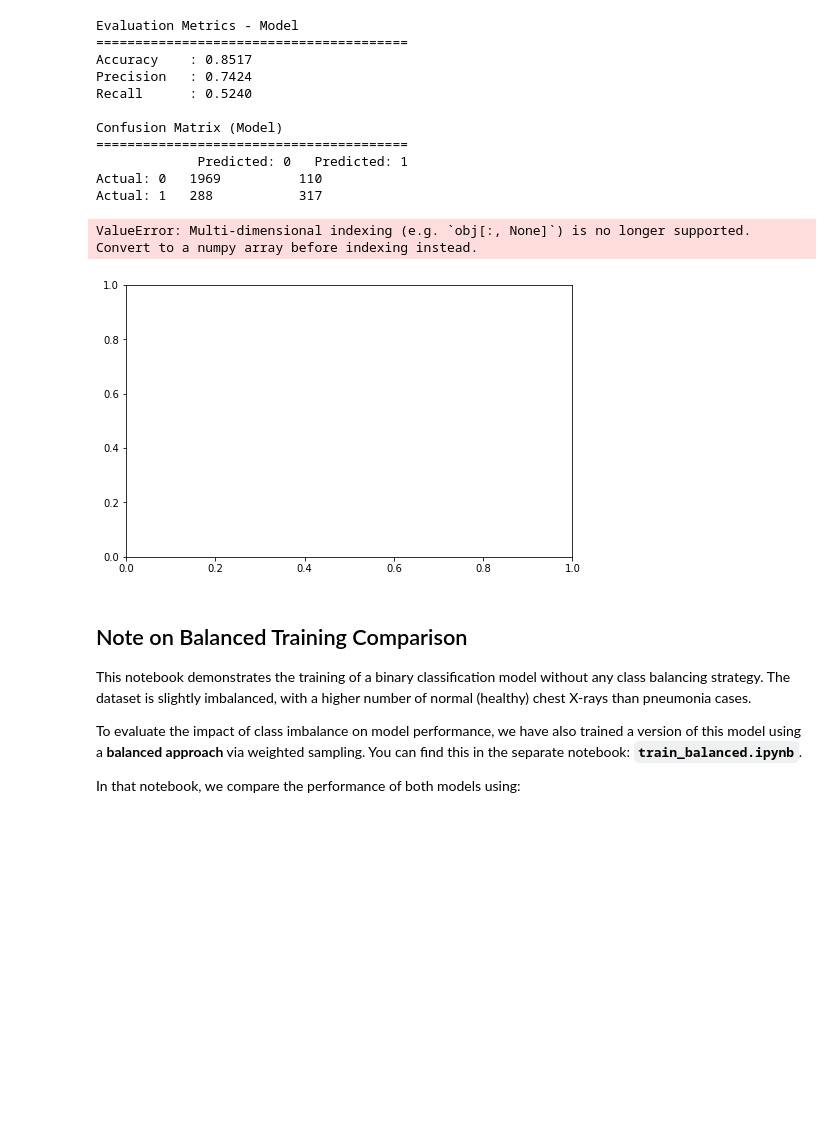
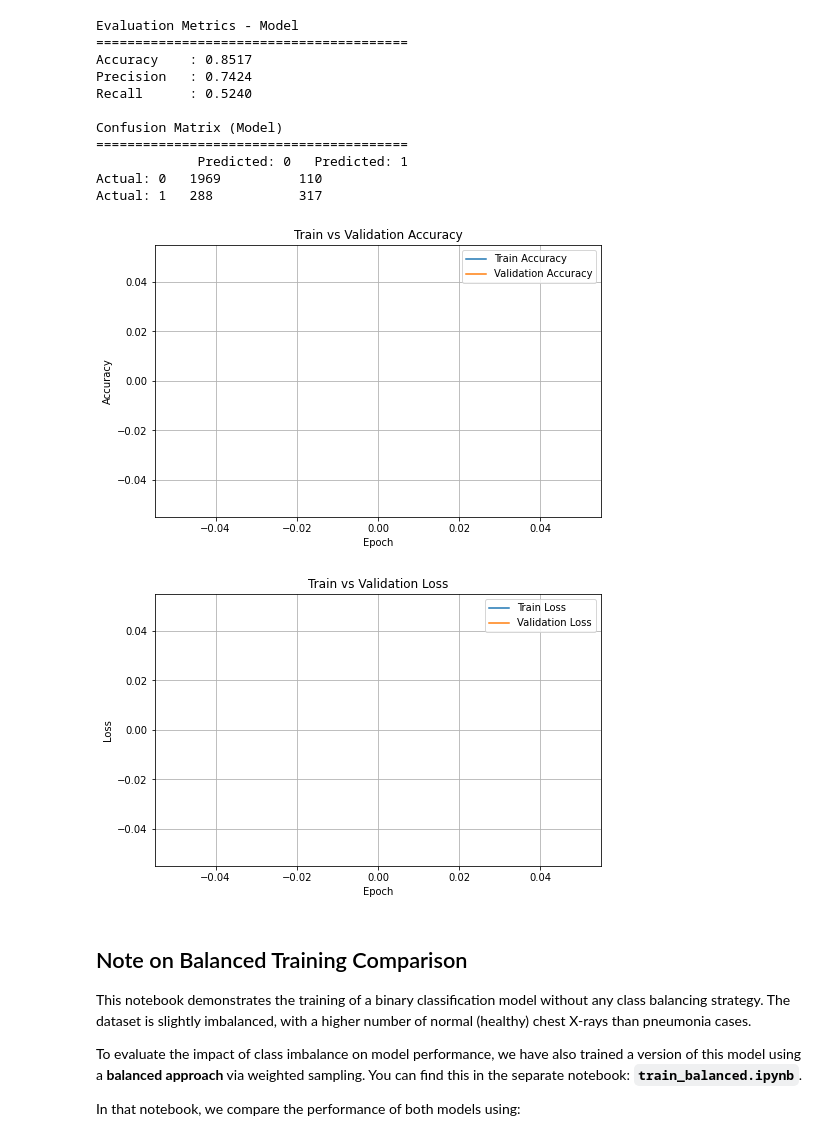
Before and after one commit to luissm01/pneumonia-detection, a Jupyter notebook: notebooks/02- Train_original.ipynb, the cells around one changed output. Drawn from its saved outputs; the diff is of its cells as text; code cells hidden in the pictures; blank space fills up the shorter version.

```diff
--- a/notebooks/02- Train_original.ipynb
+++ b/notebooks/02- Train_original.ipynb
@@ -358,32 +372,33 @@ Actual: 1   288           317
 # %%
 import pandas as pd
 import matplotlib.pyplot as plt
 
 # Cargar métricas guardadas
-df = pd.read_csv("../metrics/metrics_balanced.csv")
+df = pd.read_csv("../metrics/metrics.csv")
+
 plt.figure(figsize=(8,5))
-plt.plot(df["epoch"], df["train_acc"], label="Train Accuracy")
-plt.plot(df["epoch"], df["val_acc"], label="Validation Accuracy")
+plt.plot(df["epoch"].to_numpy(), df["train_acc"].to_numpy(), label="Train Accuracy")
+plt.plot(df["epoch"].to_numpy(), df["val_acc"].to_numpy(), label="Validation Accuracy")
 plt.xlabel("Epoch")
 plt.ylabel("Accuracy")
 plt.title("Train vs Validation Accuracy")
 plt.legend()
 plt.grid(True)
 plt.show()
 
 # Loss
 plt.figure(figsize=(8,5))
-plt.plot(df["epoch"], df["train_loss"], label="Train Loss")
-plt.plot(df["epoch"], df["val_loss"], label="Validation Loss")
+plt.plot(df["epoch"].to_numpy(), df["train_loss"].to_numpy(), label="Train Loss")
+plt.plot(df["epoch"].to_numpy(), df["val_loss"].to_numpy(), label="Validation Loss")
 plt.xlabel("Epoch")
 plt.ylabel("Loss")
 plt.title("Train vs Validation Loss")
 plt.legend()
 plt.grid(True)
 plt.show()
 # %% [output]
-ValueError: Multi-dimensional indexing (e.g. `obj[:, None]`) is no longer supported. Convert to a numpy array before indexing instead.
-[figure, old version]
+[figure, new version]
+[figure, added]
 # %% [markdown]
 ## Note on Balanced Training Comparison
 
```
Also changed, not shown: parts of 3 cells of this notebook, 2 other files.
